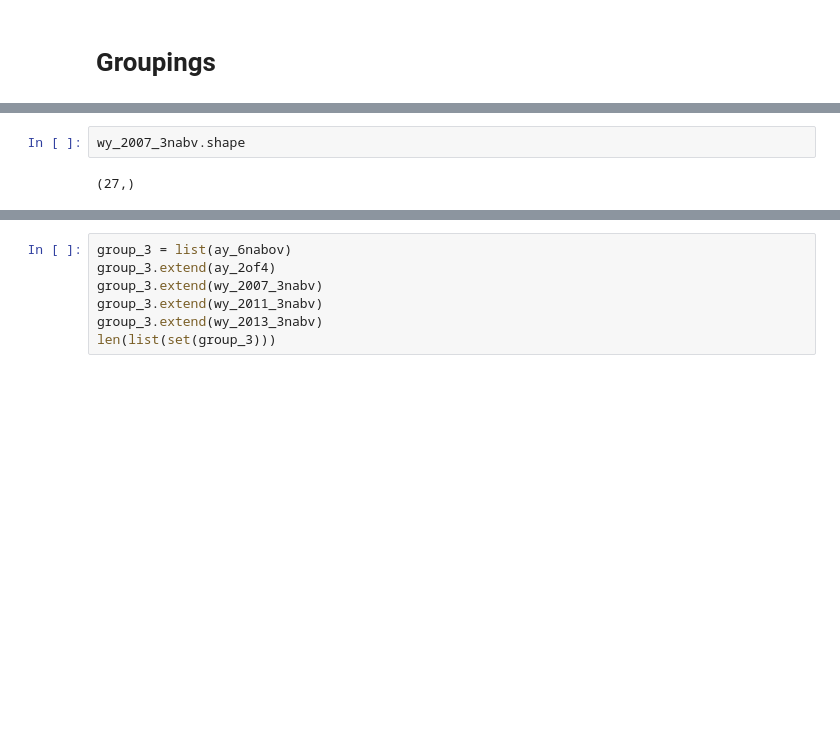
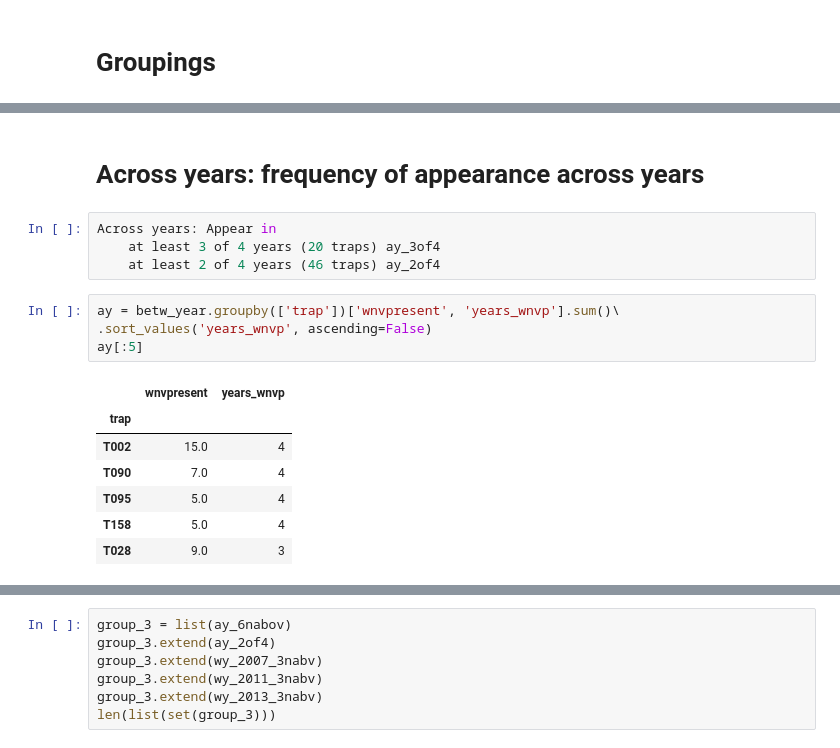
Before and after one commit to msamhz/GA-Project_4, a Jupyter notebook: code/test_data.ipynb, the cells around one changed output, grey strips where cells are left out. Saved outputs shown, nothing was run; the diff lists cells and outputs as text; blank space fills up the shorter version.

```diff
--- a/code/test_data.ipynb
+++ b/code/test_data.ipynb
@@ -239,7 +133,21 @@ Within years: wnvpresent at least 3
 2013 (33 traps) wy_2013_3nabv
 # %% [output]
 SyntaxError: invalid syntax (4289086942.py, line 3)
-# %%
-wy_2007_3nabv.shape
-# %% [output]
-(27,)
+# %% [markdown]
+# Across years: frequency of appearance across years
+# %%
+Across years: Appear in
+    at least 3 of 4 years (20 traps) ay_3of4
+    at least 2 of 4 years (46 traps) ay_2of4
+# %%
+ay = betw_year.groupby(['trap'])['wnvpresent', 'years_wnvp'].sum()\
+.sort_values('years_wnvp', ascending=False)
+ay[:5]
+# %% [output]
+|  | wnvpresent | years_wnvp |
+| trap |  |  |
+| T002 | 15.0 | 4 |
+| T090 | 7.0 | 4 |
+| T095 | 5.0 | 4 |
+| T158 | 5.0 | 4 |
+| T028 | 9.0 | 3 |
```
Also changed, not shown: parts of 86 cells of this notebook.
